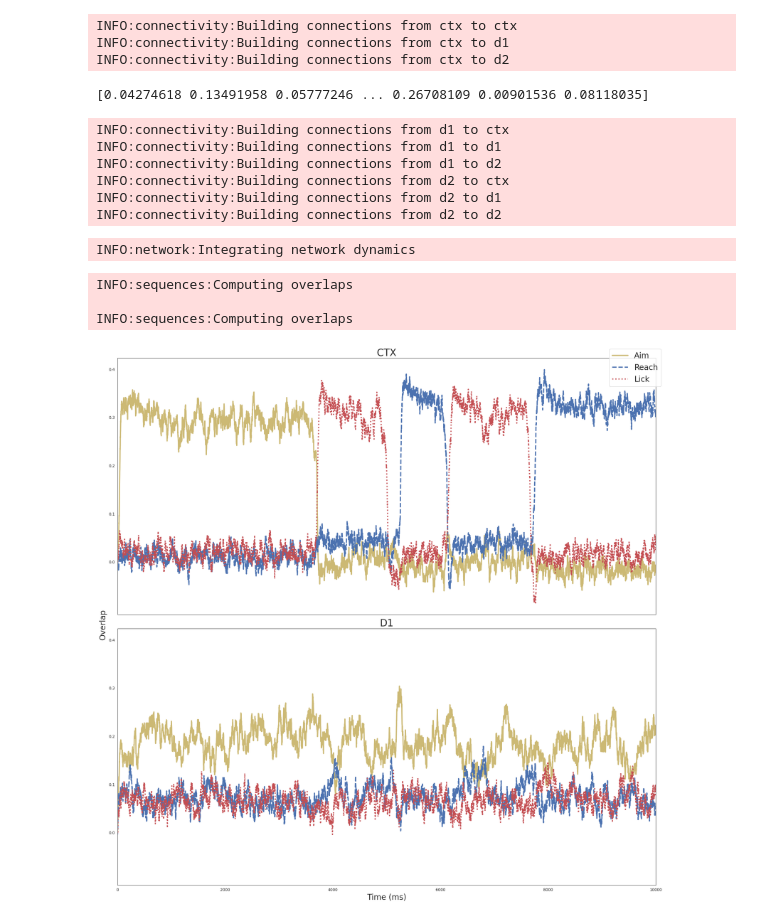
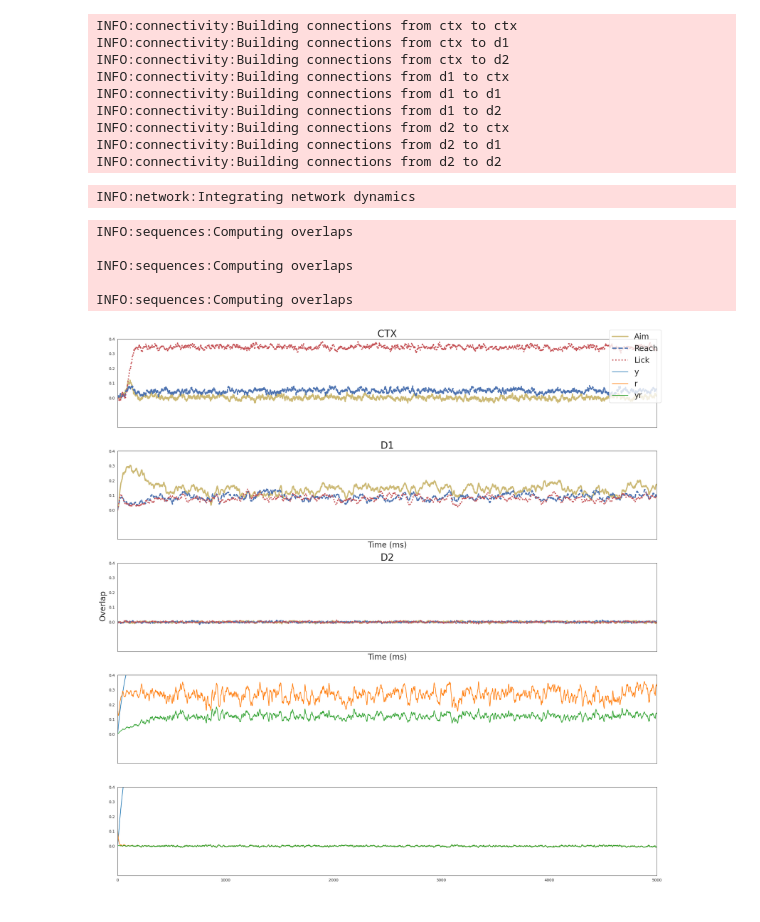
Before and after one commit to jp464/striatal-sequence, a Jupyter notebook: figures/article/1/net2-learning-adaptation.ipynb, the cells around one changed output. Saved outputs shown, nothing was run; the diff lists cells and outputs as text; code cells hidden in the pictures.

```diff
--- a/figures/article/1/net2-learning-adaptation.ipynb
+++ b/figures/article/1/net2-learning-adaptation.ipynb
@@ -26,18 +26,17 @@ d1 = Population(N=N[1], tau=1e-2, phi=phi, name='d1')
 d2 = Population(N=N[2], tau=1e-2, phi=phi, name='d2')
 
 J = set_connectivity([ctx, d1, d2], cp, cw, A, plasticity_rule, patterns, plasticity)
-network = RateNetwork([ctx, d1, d2], J, formulation=4, disable_pbar=False)
+network = RateNetwork([ctx, d1, d2], J, formulation=5, disable_pbar=False)
 # %% [output]
 INFO:connectivity:Building connections from ctx to ctx
 INFO:connectivity:Building connections from ctx to d1
 INFO:connectivity:Building connections from ctx to d2
+INFO:connectivity:Building connections from d1 to ctx
+INFO:connectivity:Building connections from d1 to d1
+INFO:connectivity:Building connections from d1 to d2
+INFO:connectivity:Building connections from d2 to ctx
+INFO:connectivity:Building connections from d2 to d1
+INFO:connectivity:Building connections from d2 to d2
-[0.04274618 0.13491958 0.05777246 ... 0.26708109 0.00901536 0.08118035]
-INFO:connectivity:Building connections from d1 to ctx
-INFO:connectivity:Building connections from d1 to d1
-INFO:connectivity:Building connections from d1 to d2
-INFO:connectivity:Building connections from d2 to ctx
-INFO:connectivity:Building connections from d2 to d1
-INFO:connectivity:Building connections from d2 to d2
 # %%
 # init_input_ctx = np.random.RandomState().normal(0,1,size=patterns_ctx[0][0].shape)
 # init_input_d1 = np.random.RandomState().normal(0,1,size=patterns_d1[0][0].shape)
@@ -61,6 +60,7 @@ INFO:network:Integrating network dynamics
 # %%
 overlaps_ctx = sequences[0][0].overlaps(network.pops[0])
 overlaps_d1 = sequences[1][0].overlaps(network.pops[1])
+overlaps_d2 = sequences[2][0].overlaps(network.pops[2])
 # filename = 'learning-0005-1600-600-5-1000-v0'
 # np.savez('./data/' + filename + '.npz',
 #          overlaps_ctx=overlaps_ctx, overlaps_bg=overlaps_bg,
@@ -70,28 +70,43 @@ overlaps_d1 = sequences[1][0].overlaps(network.pops[1])
 INFO:sequences:Computing overlaps
 
 INFO:sequences:Computing overlaps
+
+INFO:sequences:Computing overlaps
 # %%
 sns.set_style('white')
 colors = sns.color_palette('deep')
 
-fig, axes = plt.subplots(2,1, sharex=True, sharey=True, tight_layout=True, figsize=(20,20))
-axes[0].plot(overlaps_ctx[0], linestyle='solid', linewidth=3, color=colors[8])
-axes[0].plot(overlaps_ctx[1], linestyle='dashed', linewidth=3, color=colors[0])
-axes[0].plot(overlaps_ctx[2], linestyle='dotted', linewidth=3, color=colors[3])
+fig, axes = plt.subplots(5,1, sharex=True, sharey=True, tight_layout=True, figsize=(20,20))
+axes[0].plot(overlaps_ctx[0], linestyle='solid', linewidth=3, color=colors[8], label='Aim')
+axes[0].plot(overlaps_ctx[1], linestyle='dashed', linewidth=3, color=colors[0], label='Reach')
+axes[0].plot(overlaps_ctx[2], linestyle='dotted', linewidth=3, color=colors[3], label='Lick')
 axes[0].set_yticks([0.0, 0.1, 0.2, 0.3, 0.4])
 axes[0].set_title("CTX", fontsize=25)
 axes[1].plot(overlaps_d1[0], linestyle='solid', linewidth=3, color=colors[8])
 axes[1].plot(overlaps_d1[1], linestyle='dashed', linewidth=3, color=colors[0])
 axes[1].plot(overlaps_d1[2], linestyle='dotted', linewidth=3, color=colors[3])
 axes[1].set_yticks([0.0, 0.1, 0.2, 0.3, 0.4])
 axes[1].set_title("D1", fontsize=25)
 axes[1].set_xlabel('Time (ms)', fontsize=20)
+axes[2].plot(overlaps_d2[0], linestyle='solid', linewidth=3, color=colors[8])
+axes[2].plot(overlaps_d2[1], linestyle='dashed', linewidth=3, color=colors[0])
+axes[2].plot(overlaps_d2[2], linestyle='dotted', linewidth=3, color=colors[3])
+axes[2].set_yticks([0.0, 0.1, 0.2, 0.3, 0.4])
+axes[2].set_title("D2", fontsize=25)
+axes[2].set_xlabel('Time (ms)', fontsize=20)
+axes[3].plot(np.average(network.pops[1].depression, axis=0), label='y')
+axes[3].plot(np.average(network.pops[1].state, axis=0), label='r')
+axes[3].plot(np.average(network.pops[1].depression * network.pops[1].state, axis=0), label='yr')
+axes[4].plot(np.average(network.pops[2].depression, axis=0))
+axes[4].plot(np.average(network.pops[2].state, axis=0))
+axes[4].plot(np.average(network.pops[2].depression * network.pops[2].state, axis=0))
 fig.text(-0.01, 0.5, 'Overlap', va='center', rotation='vertical', fontsize=20)
-plt.setp(axes, xlim=(0, 10000))
-# plt.setp(axes, ylim=(0, 1))
-plt.figlegend(labels=['Aim', 'Reach', 'Lick'], fontsize=20)
-plt.savefig('/work/jp464/striatum-sequence/output/adaptation-intrinsic-noise.jpg', bbox_inches = "tight", format='jpg')
+plt.setp(axes, xlim=(0, 5000))
+plt.setp(axes, ylim=(-.2, .4))
+plt.figlegend(fontsize=20)
+# plt.figlegend(labels=['Aim', 'Reach', 'Lick'], fontsize=20)
+plt.savefig('/work/jp464/striatum-sequence/output/STD-noise.jpg', bbox_inches = "tight", format='jpg')
 
 plt.show()
 # %% [output]
-[figure, old version]
+[figure, new version]
```
Also changed, not shown: parts of 1 cell of this notebook, 5 other files.
